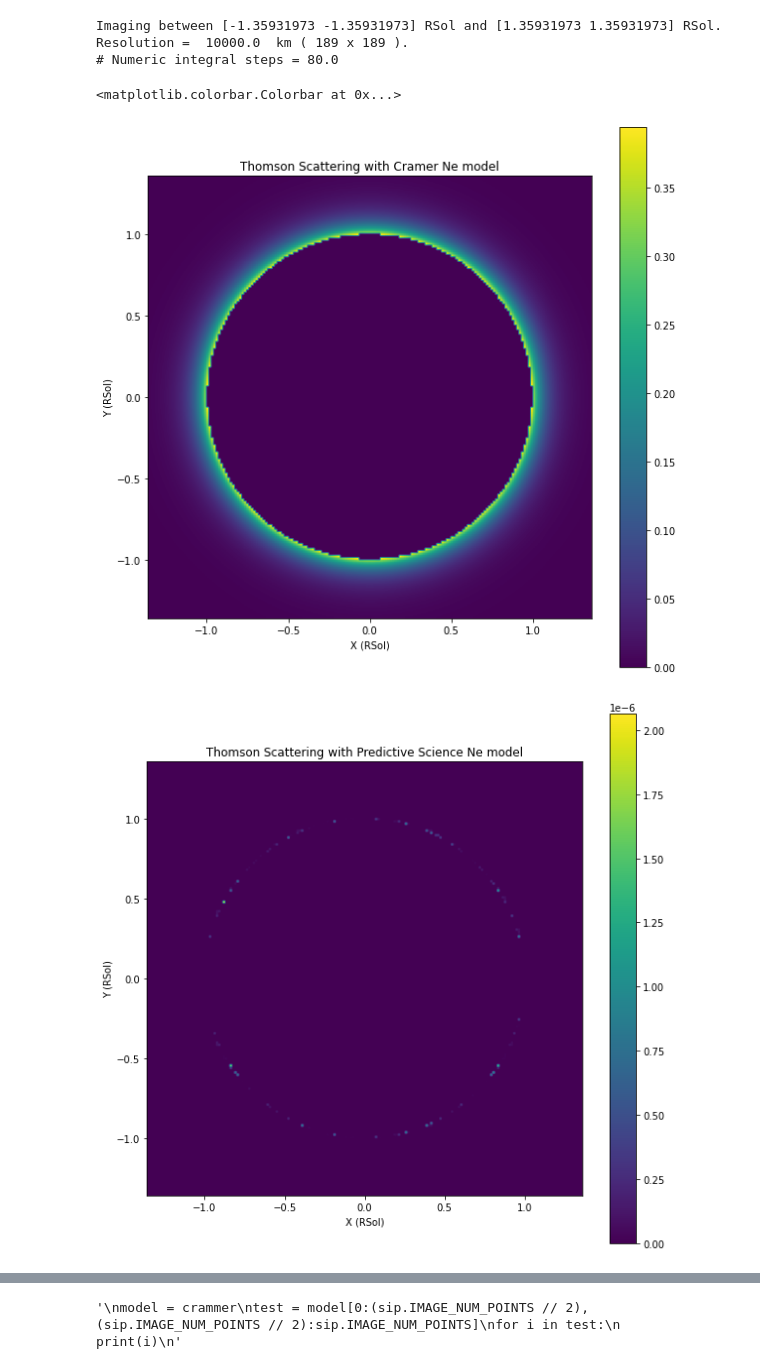
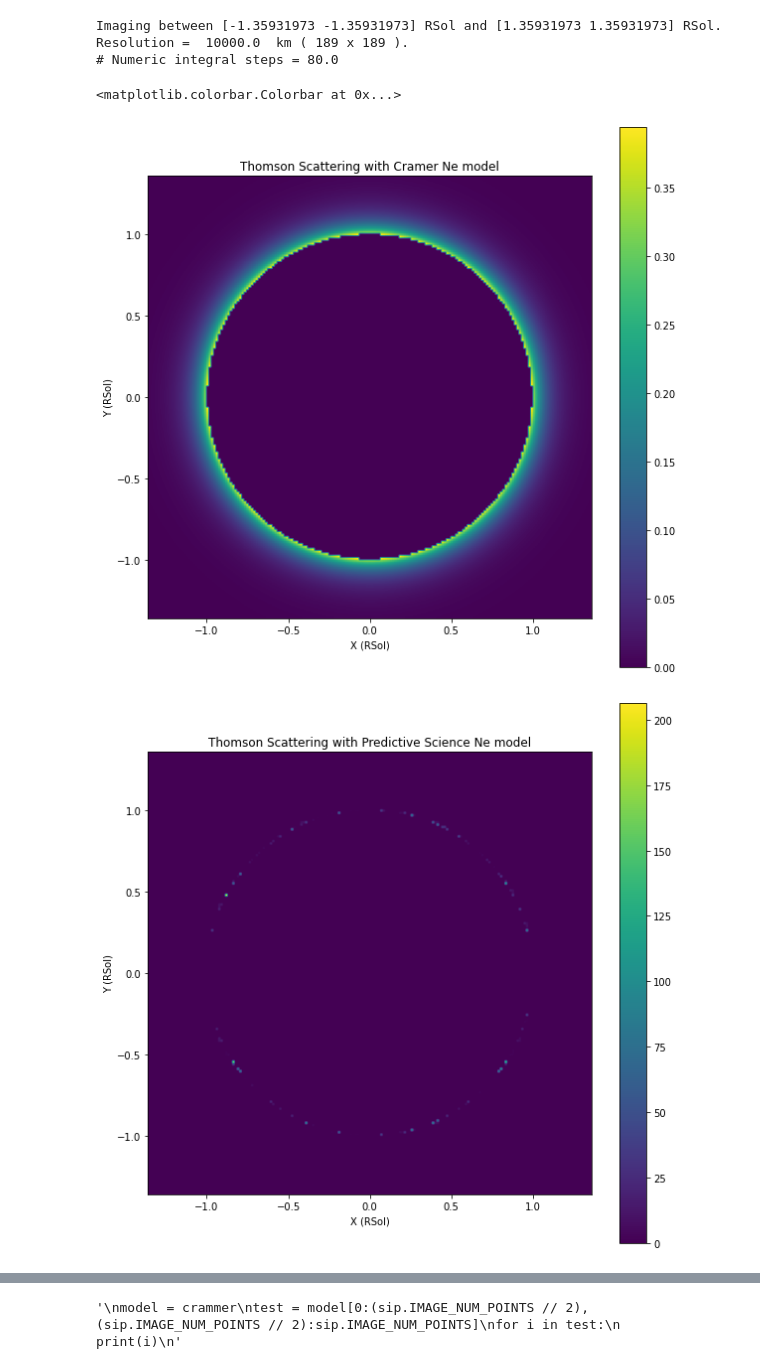
Before and after one commit to aliciavr/thomsonpy, a Jupyter notebook: src/thomsonpy/data_management/octree/solar_imager.ipynb, the cells around one changed output, grey strips where cells are left out. Cells and saved outputs as stored; diff of their text form; code cells hidden in the pictures.

```diff
--- a/src/thomsonpy/data_management/octree/solar_imager.ipynb
+++ b/src/thomsonpy/data_management/octree/solar_imager.ipynb
@@ -232,8 +236,7 @@ def create_image():
 
 # Testing with Crammer model
 crammer = formatter.load("thomsonscattering_crammer.np")
-predsci = formatter.load("thomsonscattering.np")
-scaled = predsci * 1e8
+predsci = formatter.load("thomsonscattering.np") * 1e8
 # %% [output]
 Imaging between [-1.35931973 -1.35931973] RSol and [1.35931973 1.35931973] RSol.
 Resolution =  10000.0  km ( 189 x 189 ).
@@ -241,40 +244,28 @@ Resolution =  10000.0  km ( 189 x 189 ).
 # %%
 model = crammer
 """
 Visualization of the ThomsonScattering.
 """
 
 plt.figure(figsize=(10, 10))
 plt.title("Thomson Scattering with Cramer Ne model")
 plt.ylabel("Y (RSol)")
 plt.xlabel("X (RSol)")
 plt.imshow(model, extent=[sip.MIN_COORD * units.METERS_TO_RSOL, sip.MAX_COORD * units.METERS_TO_RSOL, sip.MIN_COORD * units.METERS_TO_RSOL, sip.MAX_COORD * units.METERS_TO_RSOL])
 plt.colorbar()
 
 model = predsci
 """
 Visualization of the ThomsonScattering.
 """
 
 plt.figure(figsize=(10, 10))
 plt.title("Thomson Scattering with Predictive Science Ne model")
 plt.ylabel("Y (RSol)")
 plt.xlabel("X (RSol)")
 plt.imshow(model, extent=[sip.MIN_COORD * units.METERS_TO_RSOL, sip.MAX_COORD * units.METERS_TO_RSOL, sip.MIN_COORD * units.METERS_TO_RSOL, sip.MAX_COORD * units.METERS_TO_RSOL])
 plt.colorbar()
-
-model = scaled
-"""
-Visualization of the ThomsonScattering.
-"""
-
-plt.figure(figsize=(10, 10))
-plt.title("Thomson Scattering with Predictive Science Ne model")
-plt.ylabel("Y (RSol)")
-plt.xlabel("X (RSol)")
-plt.imshow(model, vmax = 0.5, extent=[sip.MIN_COORD * units.METERS_TO_RSOL, sip.MAX_COORD * units.METERS_TO_RSOL, sip.MIN_COORD * units.METERS_TO_RSOL, sip.MAX_COORD * units.METERS_TO_RSOL])
-plt.colorbar()
 # %% [output]
 <matplotlib.colorbar.Colorbar at 0x...>
 [figure]
-[figure, old version]
+[figure, new version]
```
Also changed, not shown: parts of 5 cells of this notebook.
